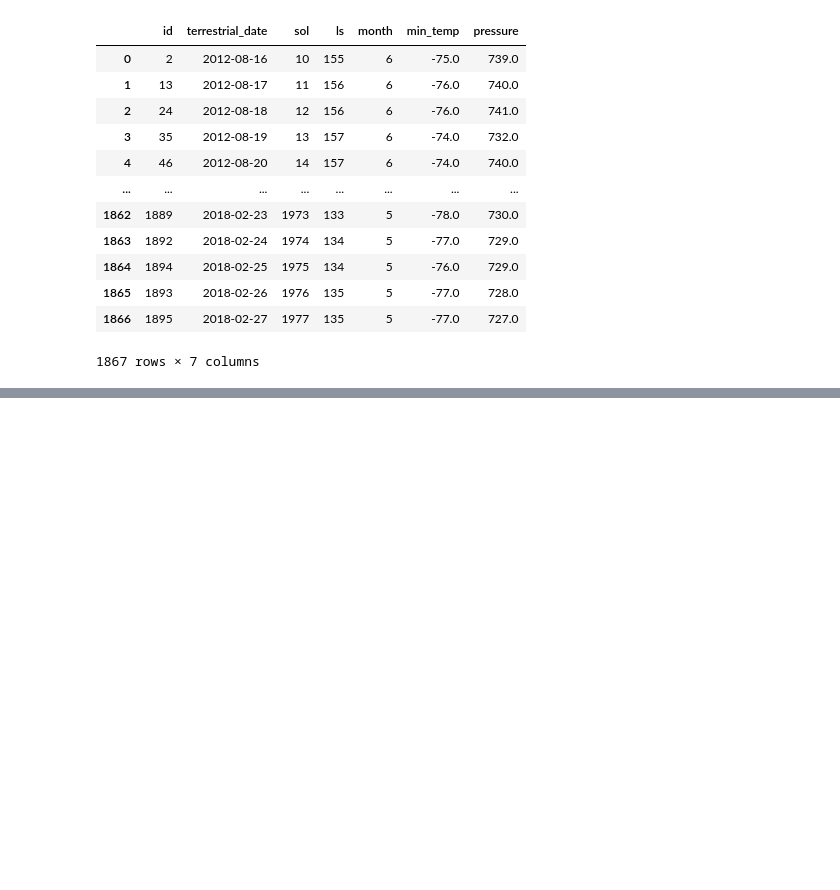
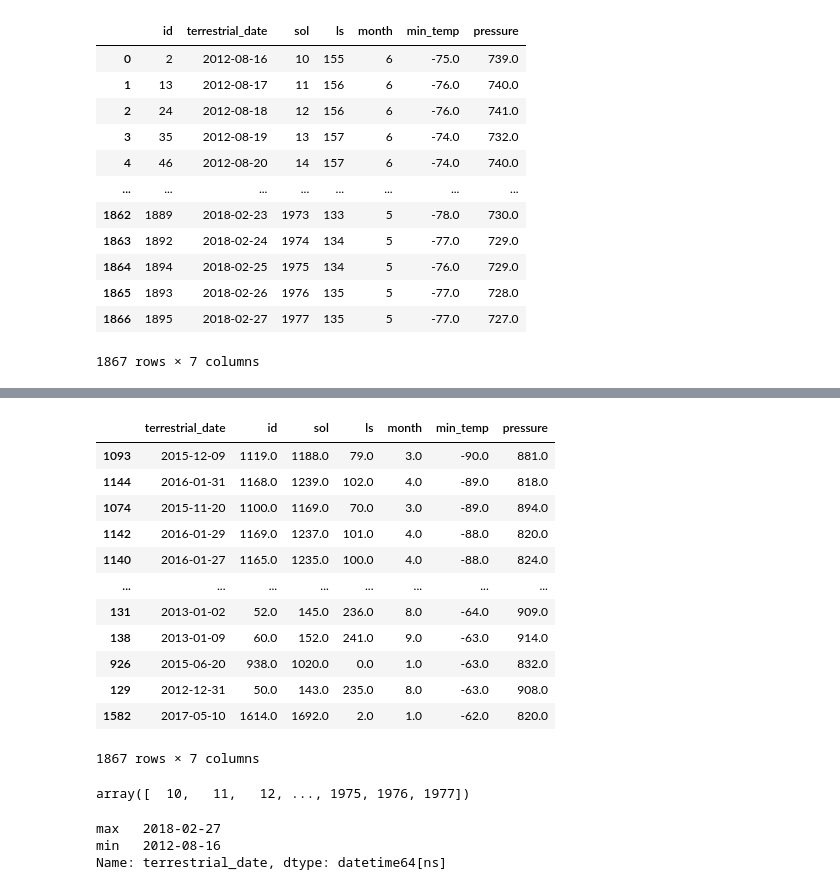
Before and after one commit to caseygomez/web_scraping, a Jupyter notebook: mars_data_challenge_part_2.ipynb, the cells around one changed output, grey strips where cells are left out. Drawn from its saved outputs; the diff is of its cells as text; code cells hidden in the pictures; blank space fills up the shorter version.

```diff
--- a/mars_data_challenge_part_2.ipynb
+++ b/mars_data_challenge_part_2.ipynb
@@ -115,0 +175,36 @@ dtype: object
+# %%
+#There are 687 terrestrial days in one Martian year.
+days_df = df
+days_df
+
+days = days_df.groupby('terrestrial_date', as_index=False).mean().sort_values('min_temp')
+days
+# %% [output]
+|  | terrestrial_date | id | sol | ls | month | min_temp | pressure |
+| 1093 | 2015-12-09 | 1119.0 | 1188.0 | 79.0 | 3.0 | -90.0 | 881.0 |
+| 1144 | 2016-01-31 | 1168.0 | 1239.0 | 102.0 | 4.0 | -89.0 | 818.0 |
+| 1074 | 2015-11-20 | 1100.0 | 1169.0 | 70.0 | 3.0 | -89.0 | 894.0 |
+| 1142 | 2016-01-29 | 1169.0 | 1237.0 | 101.0 | 4.0 | -88.0 | 820.0 |
+| 1140 | 2016-01-27 | 1165.0 | 1235.0 | 100.0 | 4.0 | -88.0 | 824.0 |
+| ... | ... | ... | ... | ... | ... | ... | ... |
+| 131 | 2013-01-02 | 52.0 | 145.0 | 236.0 | 8.0 | -64.0 | 909.0 |
+| 138 | 2013-01-09 | 60.0 | 152.0 | 241.0 | 9.0 | -63.0 | 914.0 |
+| 926 | 2015-06-20 | 938.0 | 1020.0 | 0.0 | 1.0 | -63.0 | 832.0 |
+| 129 | 2012-12-31 | 50.0 | 143.0 | 235.0 | 8.0 | -63.0 | 908.0 |
+| 1582 | 2017-05-10 | 1614.0 | 1692.0 | 2.0 | 1.0 | -62.0 | 820.0 |
+1867 rows × 7 columns
+# %%
+sols = np.unique(df['sol'])
+sols
+# %% [output]
+array([  10,   11,   12, ..., 1975, 1976, 1977])
+# %%
+# number of terrestrial days included in the dataset
+print(df['terrestrial_date'].agg(['max', 'min']))
+terrestrial_range = (df['terrestrial_date'].max() - df['terrestrial_date'].min()).days
+
+#2,021 terrestrial days
+# %% [output]
+max   2018-02-27
+min   2012-08-16
+Name: terrestrial_date, dtype: datetime64[ns]
```
Also changed, not shown: parts of 23 cells of this notebook, 2 other files.
